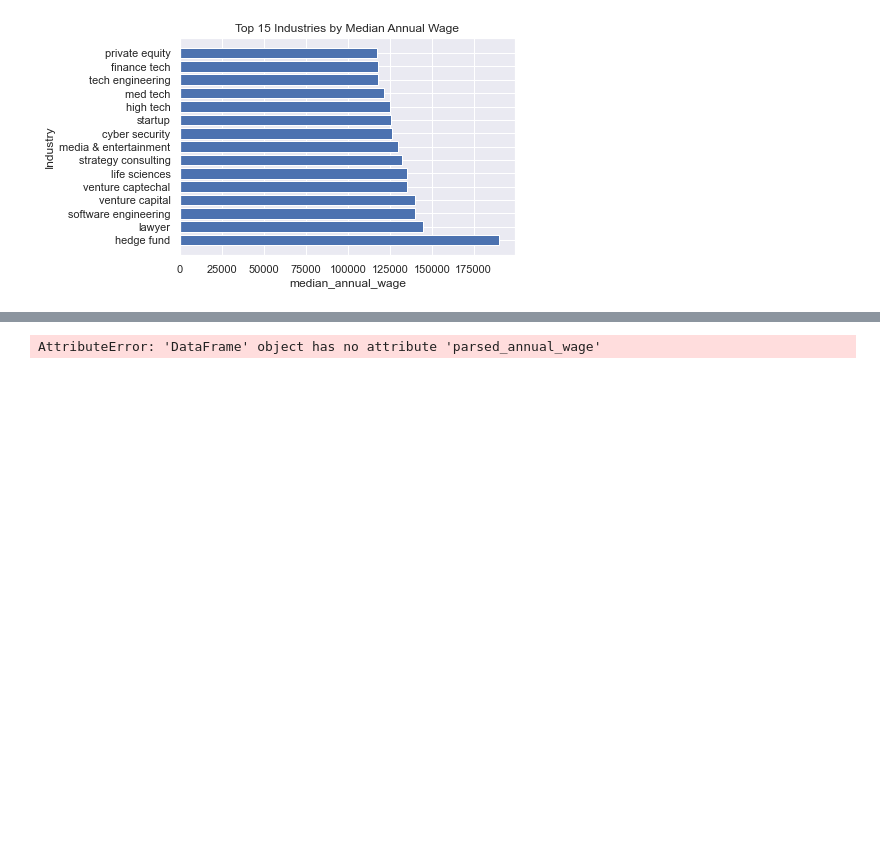
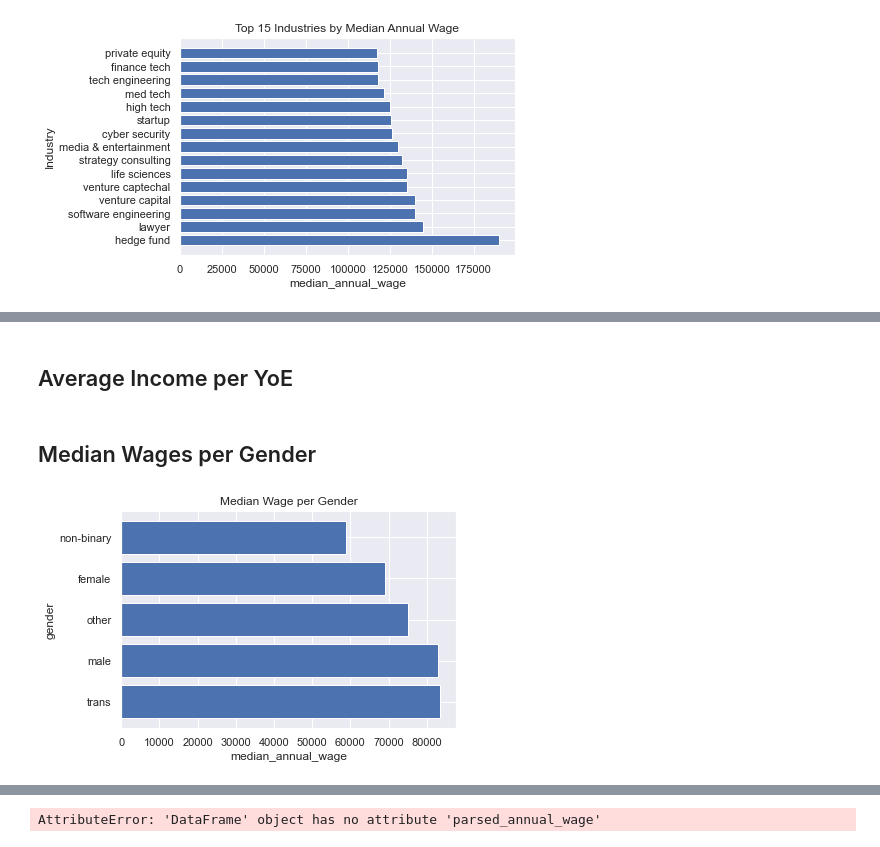
Before and after one commit to vatsal220/medium_articles, a Jupyter notebook: salary_analytics/salary.ipynb, the cells around one changed output, grey strips where cells are left out. Drawn from its saved outputs; the diff is of its cells as text; code cells hidden in the pictures; blank space fills up the shorter version.

Commit message:
completed analysis on wage in different groups (age, ethnicity, location, gender, etc.)

```diff
--- a/salary_analytics/salary.ipynb
+++ b/salary_analytics/salary.ipynb
@@ -410,4 +385,0 @@ def generate_hist():
-# %%
-for age, d in d.groupby('age_range'):
-    avg_wage = d['annual_wage'].values.mean()
-    print(age, avg_wage, d.shape)
@@ -426,4 +385,0 @@ for age, d in d.groupby('age_range'):
-# %%
-for age, d in d.groupby('yoe'):
-    avg_wage = d['annual_wage'].values.mean()
-    print(age, avg_wage, d.shape)
@@ -451,0 +386,2 @@ d.head()
+# %% [markdown]
+## Average Income per YoE
@@ -451,0 +401,14 @@ d.head()
+# %% [markdown]
+## Median Wages per Gender
+# %%
+visualize_group(
+    d = yoe_df,
+    remove_vals = None,
+    group_col = 'gender',
+    agg_col = 'annual_wage',
+    title = 'Median Wage per Gender',
+    th = 5,
+    n = 20
+)
+# %% [output]
+[figure, added]
```
Also changed, not shown: parts of 21 cells of this notebook.
